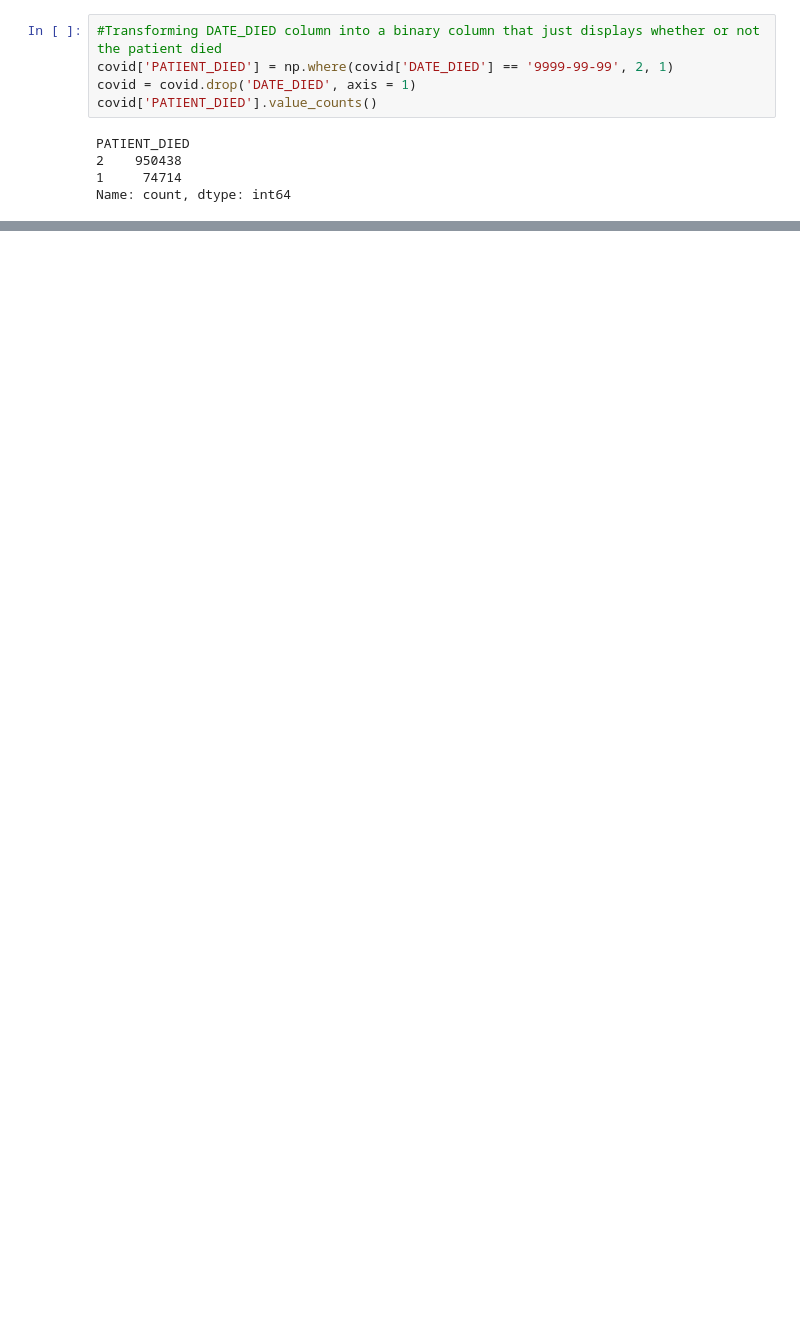
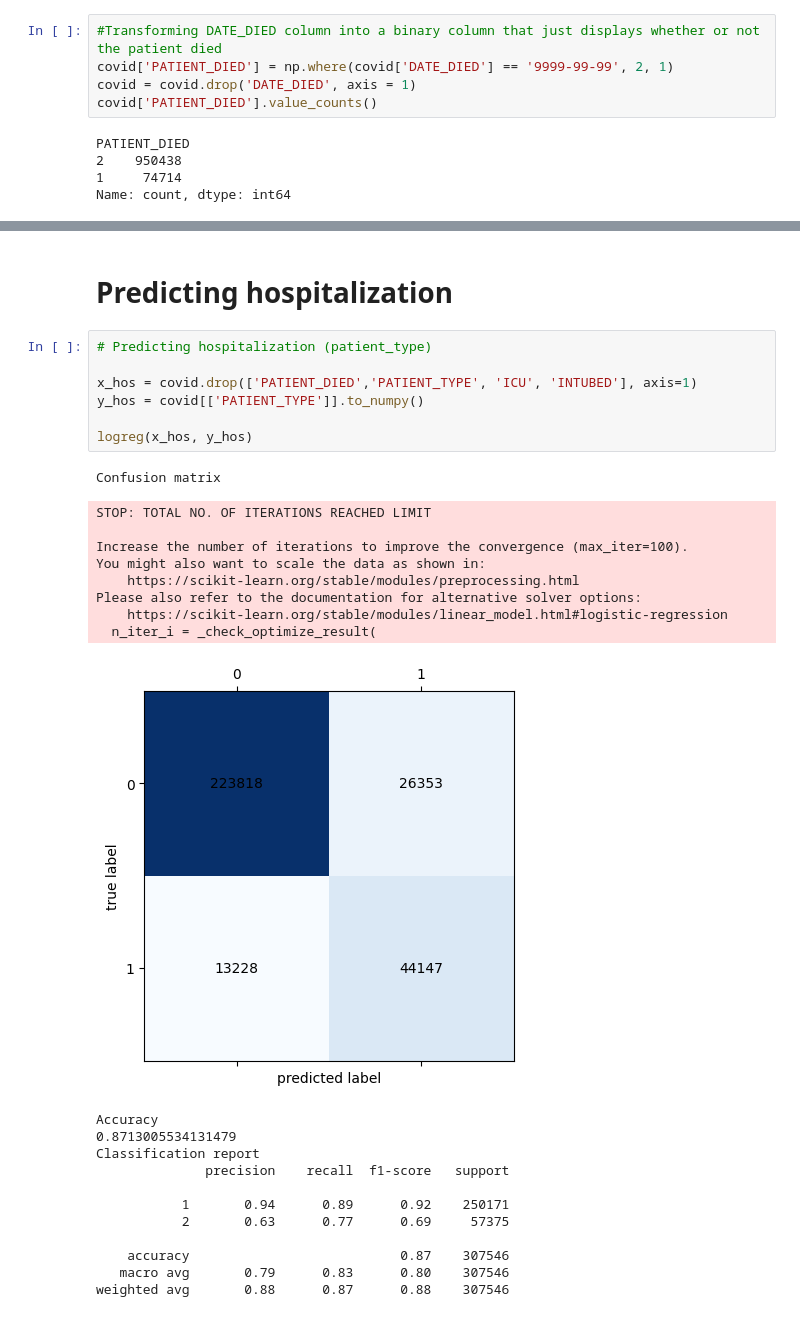
Before and after one commit to exkcd/covid-19, a Jupyter notebook: LogisticRegression.ipynb, the cells around one changed output, grey strips where cells are left out. Cells and saved outputs as stored; diff of their text form; blank space fills up the shorter version.

```diff
--- a/LogisticRegression.ipynb
+++ b/LogisticRegression.ipynb
@@ -196,0 +271,31 @@ Please also refer to the documentation for alternative solver options:
+# %% [markdown]
+# Predicting hospitalization
+# %%
+# Predicting hospitalization (patient_type)
+
+x_hos = covid.drop(['PATIENT_DIED','PATIENT_TYPE', 'ICU', 'INTUBED'], axis=1)
+y_hos = covid[['PATIENT_TYPE']].to_numpy()
+
+logreg(x_hos, y_hos)
+# %% [output]
+Confusion matrix
+STOP: TOTAL NO. OF ITERATIONS REACHED LIMIT
+
+Increase the number of iterations to improve the convergence (max_iter=100).
+You might also want to scale the data as shown in:
+    https://scikit-learn.org/stable/modules/preprocessing.html
+Please also refer to the documentation for alternative solver options:
+    https://scikit-learn.org/stable/modules/linear_model.html#logistic-regression
+  n_iter_i = _check_optimize_result(
+[figure, added]
+Accuracy
+0.8713005534131479
+Classification report
+              precision    recall  f1-score   support
+
+           1       0.94      0.89      0.92    250171
+           2       0.63      0.77      0.69     57375
+
+    accuracy                           0.87    307546
+   macro avg       0.79      0.83      0.80    307546
+weighted avg       0.88      0.87      0.88    307546
```
Also changed, not shown: parts of 19 cells of this notebook, 2 other files.
